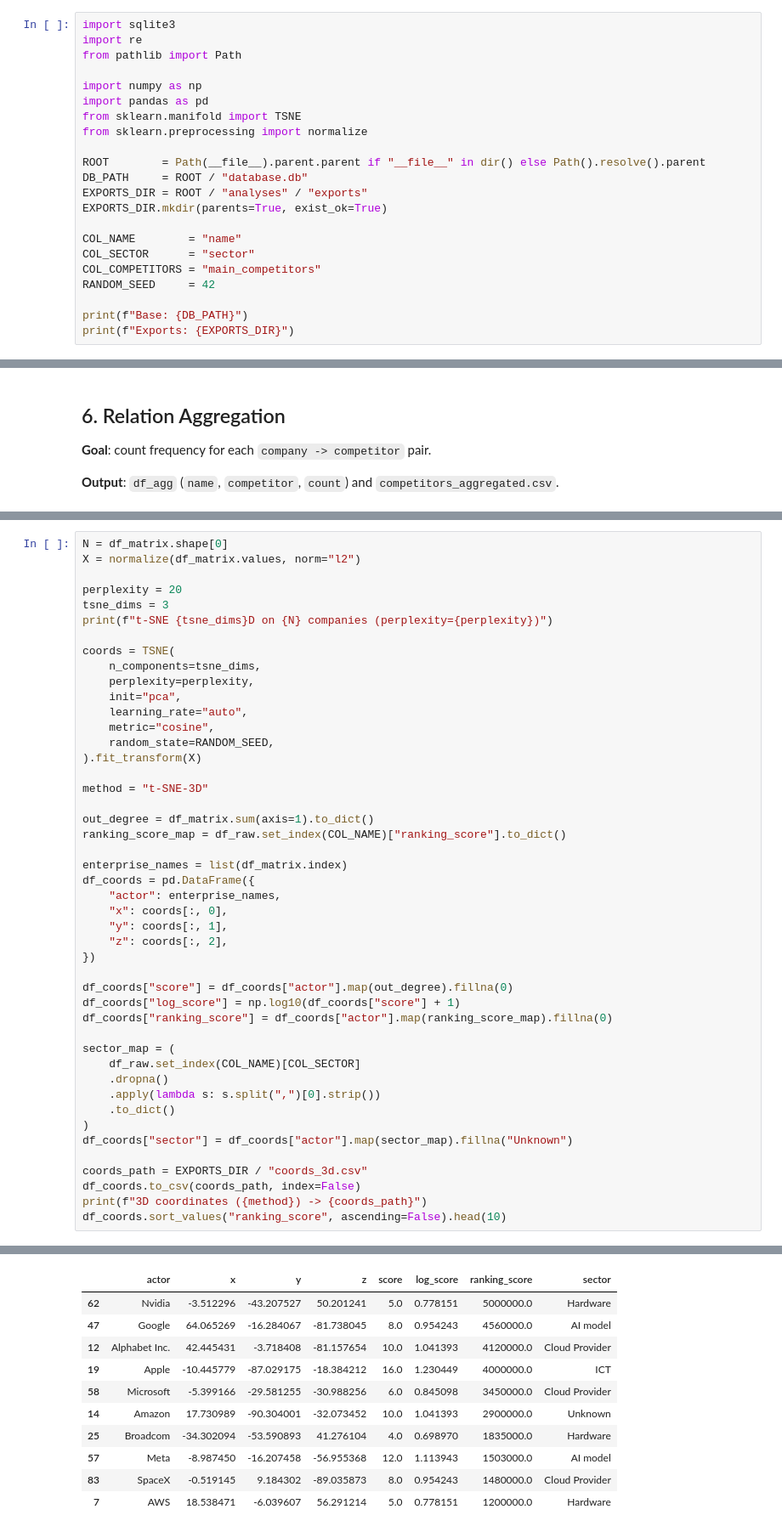
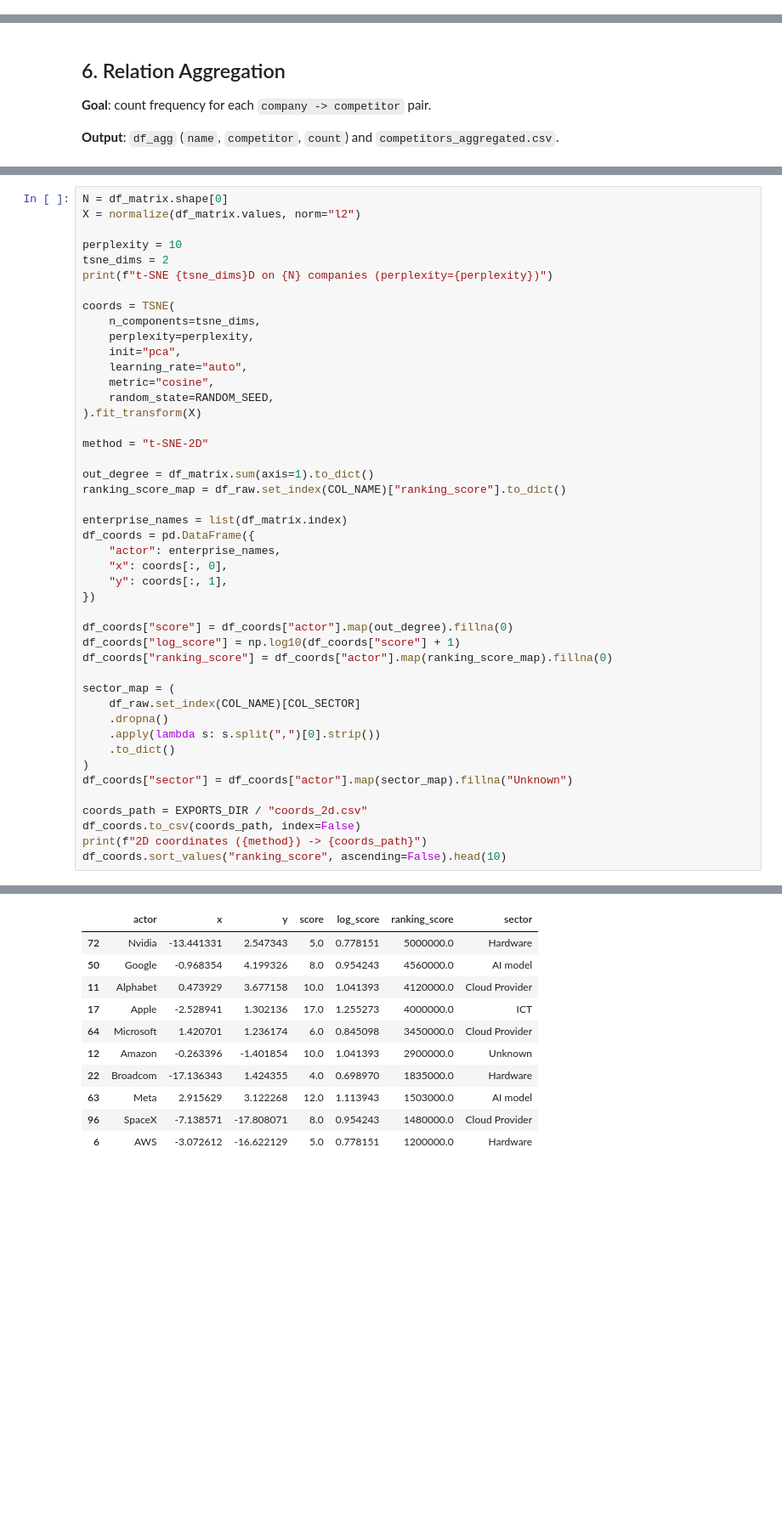
Before and after one commit to BenaventC/AInetworks, a Jupyter notebook: analyses/competition_analysis.ipynb, the cells around one changed output, grey strips where cells are left out. Shown at 85% size. Drawn from its saved outputs; the diff is of its cells as text; blank space fills up the shorter version.

```diff
--- a/analyses/competition_analysis.ipynb
+++ b/analyses/competition_analysis.ipynb
@@ -34,22 +0,0 @@ Each section follows: **Goal -> Inputs -> Processing -> Outputs**.
-# %%
-import sqlite3
-import re
-from pathlib import Path
-
-import numpy as np
-import pandas as pd
-from sklearn.manifold import TSNE
-from sklearn.preprocessing import normalize
-
-ROOT        = Path(__file__).parent.parent if "__file__" in dir() else Path().resolve().parent
-DB_PATH     = ROOT / "database.db"
-EXPORTS_DIR = ROOT / "analyses" / "exports"
-EXPORTS_DIR.mkdir(parents=True, exist_ok=True)
-
-COL_NAME        = "name"
-COL_SECTOR      = "sector"
-COL_COMPETITORS = "main_competitors"
-RANDOM_SEED     = 42
-
-print(f"Base: {DB_PATH}")
-print(f"Exports: {EXPORTS_DIR}")
@@ -595,8 +704,8 @@ Export matrice dirigÃ©e â†’ C:\Users\33623\Documents\___Projets\AI\Reseau
 N = df_matrix.shape[0]
 X = normalize(df_matrix.values, norm="l2")
 
-perplexity = 20
-tsne_dims = 3
+perplexity = 10
+tsne_dims = 2
 print(f"t-SNE {tsne_dims}D on {N} companies (perplexity={perplexity})")
 
 coords = TSNE(
@@ -608,7 +717,7 @@ coords = TSNE(
     random_state=RANDOM_SEED,
 ).fit_transform(X)
 
-method = "t-SNE-3D"
+method = "t-SNE-2D"
 
 out_degree = df_matrix.sum(axis=1).to_dict()
 ranking_score_map = df_raw.set_index(COL_NAME)["ranking_score"].to_dict()
@@ -618,7 +727,6 @@ df_coords = pd.DataFrame({
     "actor": enterprise_names,
     "x": coords[:, 0],
     "y": coords[:, 1],
-    "z": coords[:, 2],
 })
 
 df_coords["score"] = df_coords["actor"].map(out_degree).fillna(0)
@@ -633,8 +741,8 @@ sector_map = (
 )
 df_coords["sector"] = df_coords["actor"].map(sector_map).fillna("Unknown")
 
-coords_path = EXPORTS_DIR / "coords_3d.csv"
+coords_path = EXPORTS_DIR / "coords_2d.csv"
 df_coords.to_csv(coords_path, index=False)
-print(f"3D coordinates ({method}) -> {coords_path}")
+print(f"2D coordinates ({method}) -> {coords_path}")
 df_coords.sort_values("ranking_score", ascending=False).head(10)
 # %% [output]
@@ -660,12 +751,12 @@ Returning the number of logical cores instead. You can silence this warning by s
-|  | actor | x | y | z | score | log_score | ranking_score | sector |
-| 62 | Nvidia | -3.512296 | -43.207527 | 50.201241 | 5.0 | 0.778151 | 5000000.0 | Hardware |
-| 47 | Google | 64.065269 | -16.284067 | -81.738045 | 8.0 | 0.954243 | 4560000.0 | AI model |
-| 12 | Alphabet Inc. | 42.445431 | -3.718408 | -81.157654 | 10.0 | 1.041393 | 4120000.0 | Cloud Provider |
-| 19 | Apple | -10.445779 | -87.029175 | -18.384212 | 16.0 | 1.230449 | 4000000.0 | ICT |
-| 58 | Microsoft | -5.399166 | -29.581255 | -30.988256 | 6.0 | 0.845098 | 3450000.0 | Cloud Provider |
-| 14 | Amazon | 17.730989 | -90.304001 | -32.073452 | 10.0 | 1.041393 | 2900000.0 | Unknown |
-| 25 | Broadcom | -34.302094 | -53.590893 | 41.276104 | 4.0 | 0.698970 | 1835000.0 | Hardware |
-| 57 | Meta | -8.987450 | -16.207458 | -56.955368 | 12.0 | 1.113943 | 1503000.0 | AI model |
-| 83 | SpaceX | -0.519145 | 9.184302 | -89.035873 | 8.0 | 0.954243 | 1480000.0 | Cloud Provider |
-| 7 | AWS | 18.538471 | -6.039607 | 56.291214 | 5.0 | 0.778151 | 1200000.0 | Hardware |
+|  | actor | x | y | score | log_score | ranking_score | sector |
+| 72 | Nvidia | -13.441331 | 2.547343 | 5.0 | 0.778151 | 5000000.0 | Hardware |
+| 50 | Google | -0.968354 | 4.199326 | 8.0 | 0.954243 | 4560000.0 | AI model |
+| 11 | Alphabet | 0.473929 | 3.677158 | 10.0 | 1.041393 | 4120000.0 | Cloud Provider |
+| 17 | Apple | -2.528941 | 1.302136 | 17.0 | 1.255273 | 4000000.0 | ICT |
+| 64 | Microsoft | 1.420701 | 1.236174 | 6.0 | 0.845098 | 3450000.0 | Cloud Provider |
+| 12 | Amazon | -0.263396 | -1.401854 | 10.0 | 1.041393 | 2900000.0 | Unknown |
+| 22 | Broadcom | -17.136343 | 1.424355 | 4.0 | 0.698970 | 1835000.0 | Hardware |
+| 63 | Meta | 2.915629 | 3.122268 | 12.0 | 1.113943 | 1503000.0 | AI model |
+| 96 | SpaceX | -7.138571 | -17.808071 | 8.0 | 0.954243 | 1480000.0 | Cloud Provider |
+| 6 | AWS | -3.072612 | -16.622129 | 5.0 | 0.778151 | 1200000.0 | Hardware |
 # %% [markdown]
```
Also changed, not shown: parts of 24 cells of this notebook, 41 other files.
